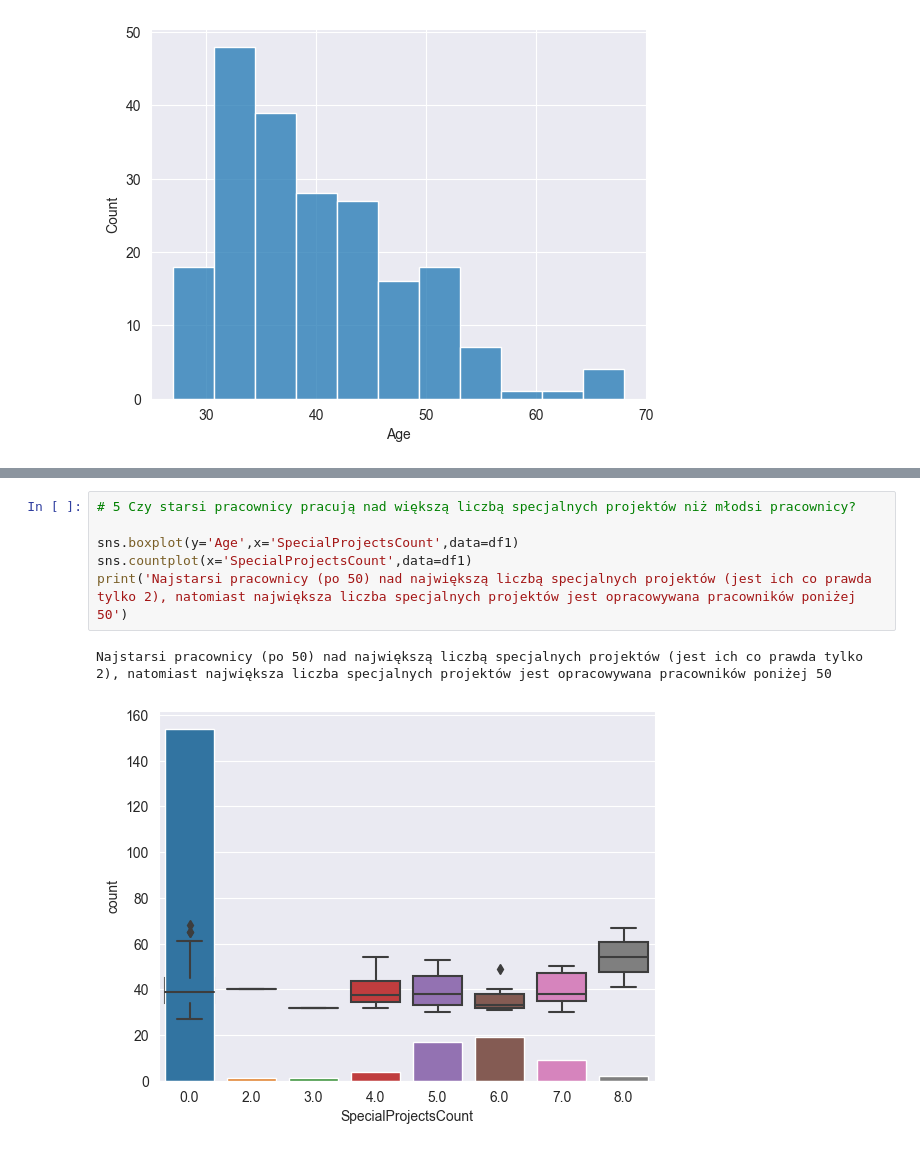
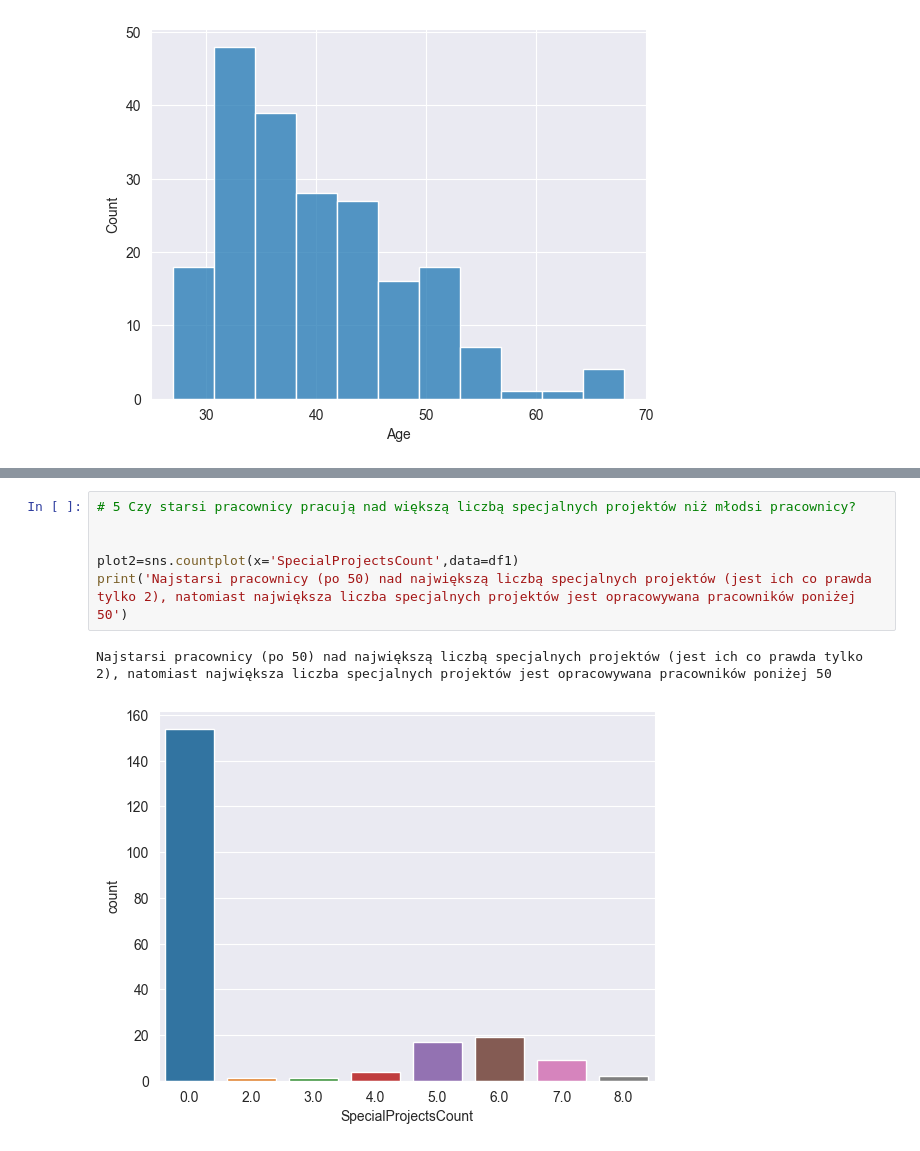
Before and after one commit to PiotrWitaszek/Seaborn, a Jupyter notebook: sb.ipynb, the cells around one changed output, grey strips where cells are left out. Drawn from its saved outputs; the diff is of its cells as text.

```diff
--- a/sb.ipynb
+++ b/sb.ipynb
@@ -88,9 +95,9 @@ sns.histplot(data=df1, x=df1['Age'])
 # %%
 # 5 Czy starsi pracownicy pracują nad większą liczbą specjalnych projektów niż młodsi pracownicy?
 
-sns.boxplot(y='Age',x='SpecialProjectsCount',data=df1)
-sns.countplot(x='SpecialProjectsCount',data=df1)
+
+plot2=sns.countplot(x='SpecialProjectsCount',data=df1)
 print('Najstarsi pracownicy (po 50) nad największą liczbą specjalnych projektów (jest ich co prawda tylko 2), natomiast największa liczba specjalnych projektów jest opracowywana pracowników poniżej 50')
 # %% [output]
 Najstarsi pracownicy (po 50) nad największą liczbą specjalnych projektów (jest ich co prawda tylko 2), natomiast największa liczba specjalnych projektów jest opracowywana pracowników poniżej 50
-[figure, old version]
+[figure, new version]
```
Also changed, not shown: parts of 3 cells of this notebook.
